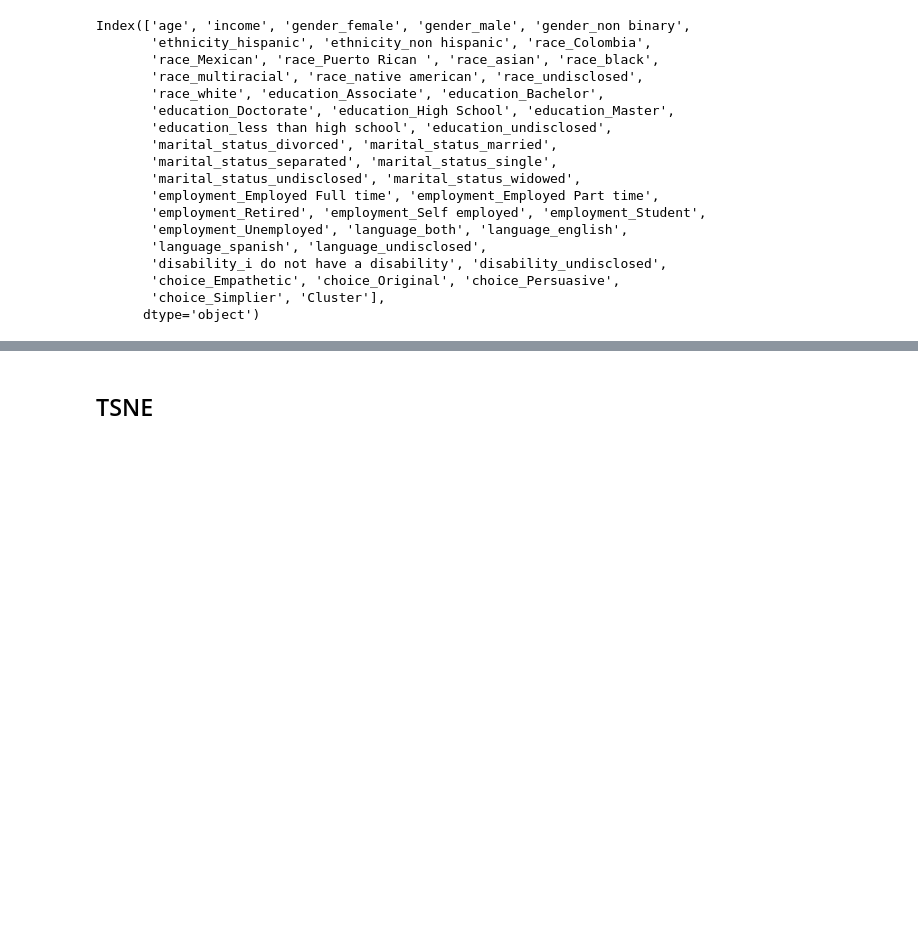
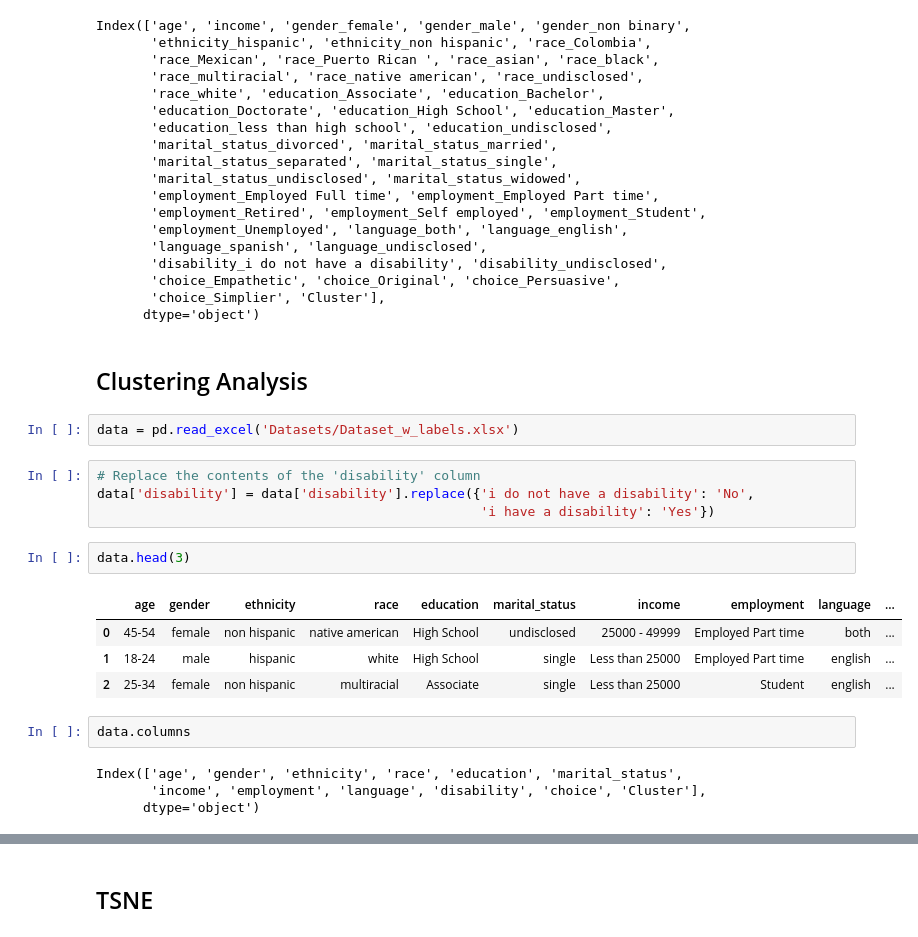
Before and after one commit to esoto15/text-tone-preference-analysis, a Jupyter notebook: Principal_Component_Analysis_main.ipynb, the cells around one changed output, grey strips where cells are left out. Saved outputs shown, nothing was run; the diff lists cells and outputs as text; blank space fills up the shorter version.

```diff
--- a/Principal_Component_Analysis_main.ipynb
+++ b/Principal_Component_Analysis_main.ipynb
@@ -364,3 +364,24 @@ Index(['age', 'income', 'gender_female', 'gender_male', 'gender_non binary',
        'choice_Empathetic', 'choice_Original', 'choice_Persuasive',
        'choice_Simplier', 'Cluster'],
       dtype='object')
+# %% [markdown]
+## Clustering Analysis
+# %%
+data = pd.read_excel('Datasets/Dataset_w_labels.xlsx')
+# %%
+# Replace the contents of the 'disability' column
+data['disability'] = data['disability'].replace({'i do not have a disability': 'No',
+                                                 'i have a disability': 'Yes'})
+# %%
+data.head(3)
+# %% [output]
+|  | age | gender | ethnicity | race | education | marital_status | income | employment | language | ... |
+| 0 | 45-54 | female | non hispanic | native american | High School | undisclosed | 25000 - 49999 | Employed Part time | both | ... |
+| 1 | 18-24 | male | hispanic | white | High School | single | Less than 25000 | Employed Part time | english | ... |
+| 2 | 25-34 | female | non hispanic | multiracial | Associate | single | Less than 25000 | Student | english | ... |
+# %%
+data.columns
+# %% [output]
+Index(['age', 'gender', 'ethnicity', 'race', 'education', 'marital_status',
+       'income', 'employment', 'language', 'disability', 'choice', 'Cluster'],
+      dtype='object')
```
Also changed, not shown: parts of 1 cell of this notebook, 4 other files.
